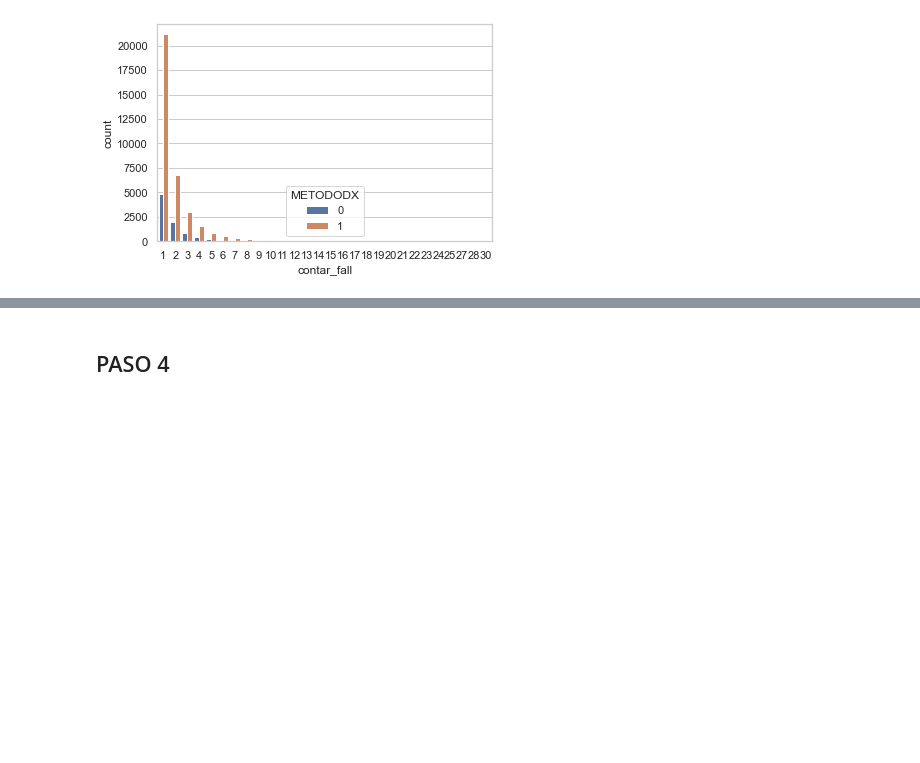
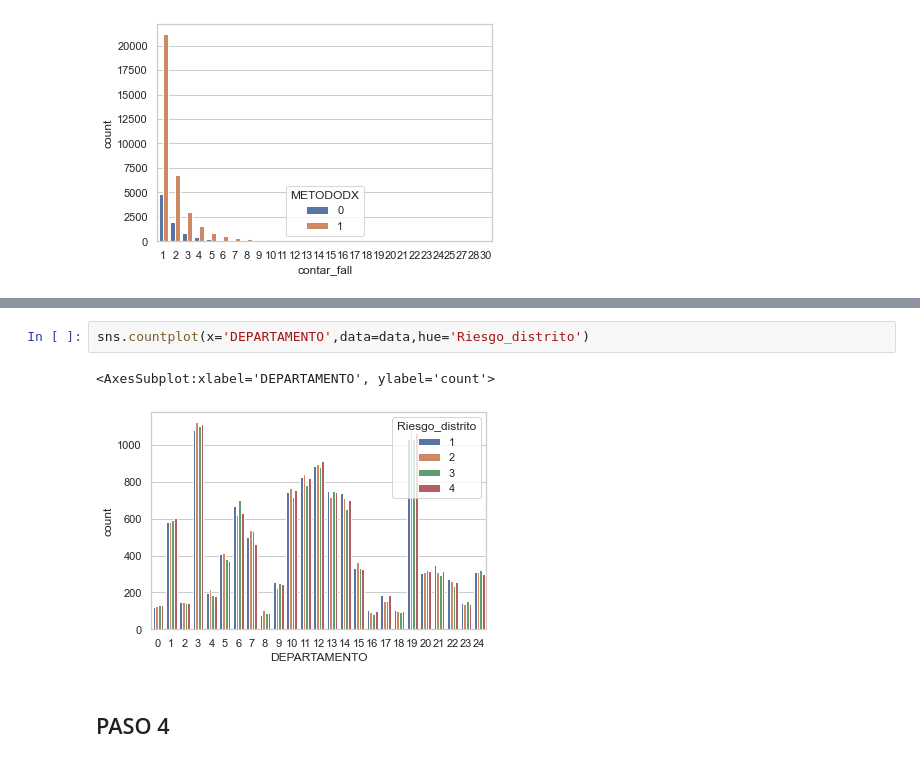
Before and after one commit to KevinRamosRivas/BI-UNMSM, a Jupyter notebook: Eq.B_Paso2_Report_COVID.ipynb, the cells around one changed output, grey strips where cells are left out. Cells and saved outputs as stored; diff of their text form; blank space fills up the shorter version.

```diff
--- a/Eq.B_Paso2_Report_COVID.ipynb
+++ b/Eq.B_Paso2_Report_COVID.ipynb
@@ -557,3 +575,8 @@ NameError: name 'datav2' is not defined
+# %%
+sns.countplot(x='DEPARTAMENTO',data=data,hue='Riesgo_distrito')
+# %% [output]
+<AxesSubplot:xlabel='DEPARTAMENTO', ylabel='count'>
+[figure, added]
 # %% [markdown]
 ## PASO 4
 # %%
```
Also changed, not shown: parts of 3 cells of this notebook, 2 other files.
